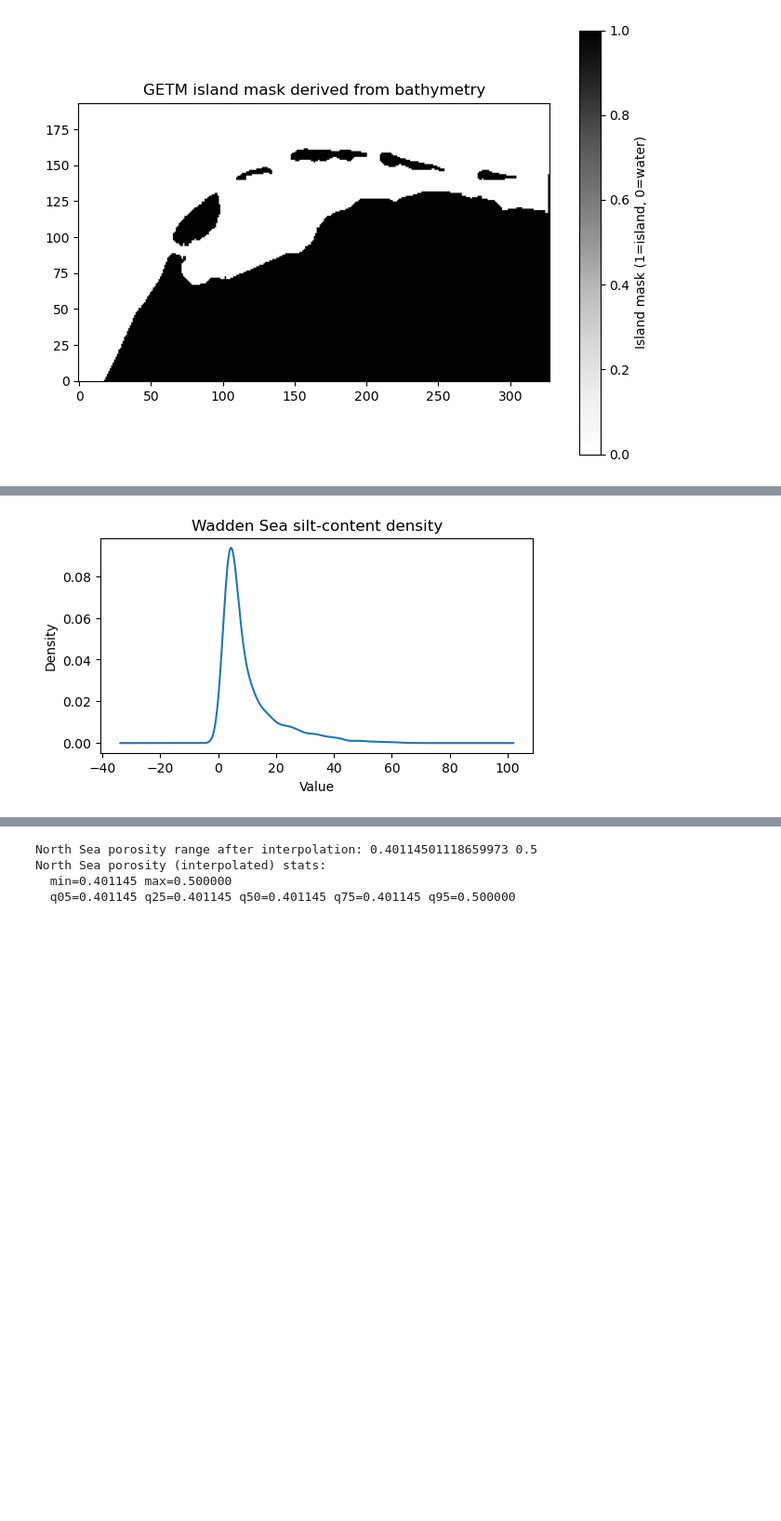
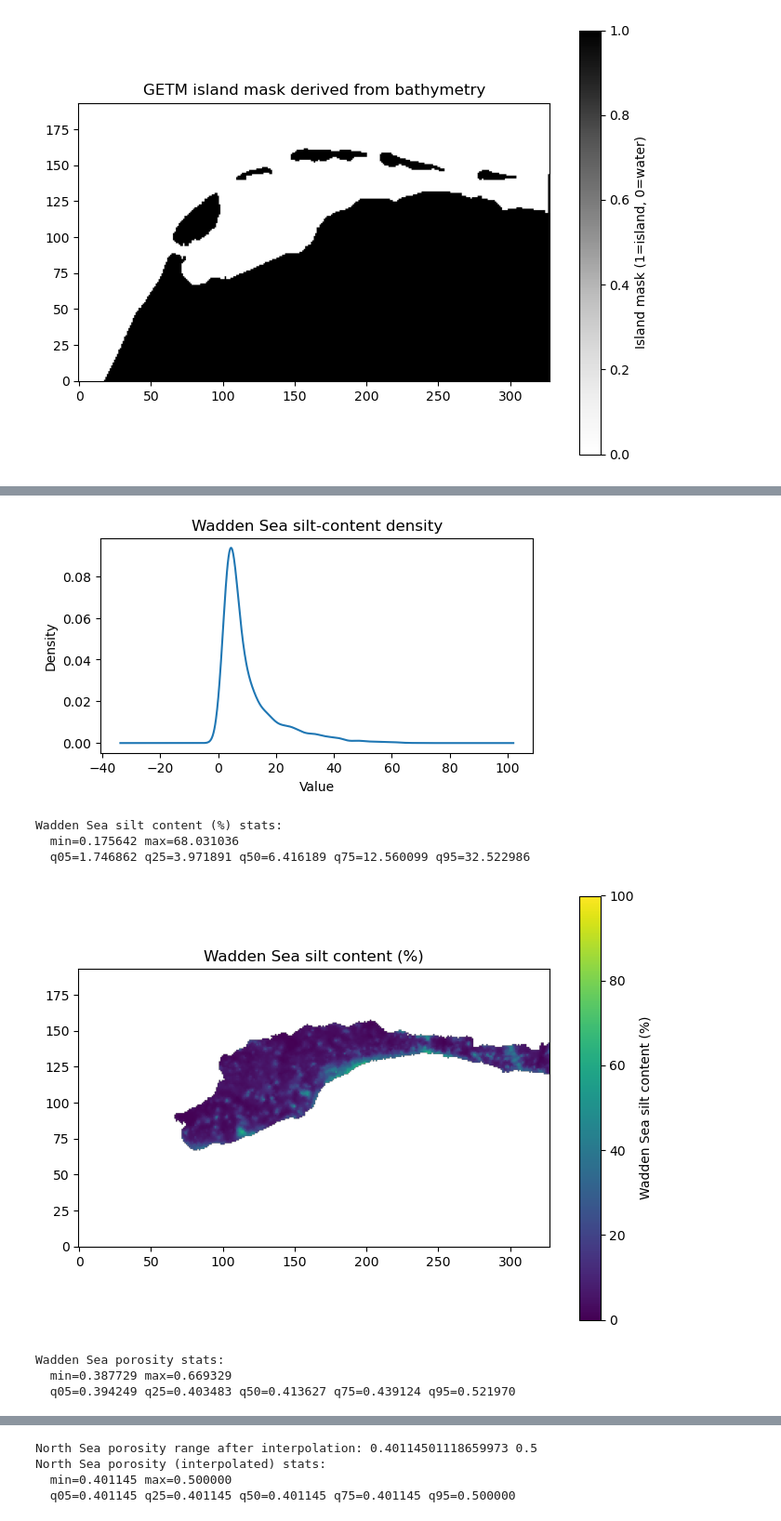
Before and after one commit to LTER-LIFE/Wad_EMOaaS, a Jupyter notebook: input_scripts/porosity/Sedprop_python.ipynb, the cells around one changed output, grey strips where cells are left out. Shown at 93% size. Cells and saved outputs as stored; diff of their text form; code cells hidden in the pictures; blank space fills up the shorter version.

```diff
--- a/input_scripts/porosity/Sedprop_python.ipynb
+++ b/input_scripts/porosity/Sedprop_python.ipynb
@@ -298,16 +262,9 @@ Grid shape: (194, 328)
 Island-mask count: 31904
 [figure]
 # %%
-# Load Wadden Sea sediment porosity
-ds_ws = xr.open_dataset(silt_file)
-mud_var = pick_data_var(ds_ws, preferred=['mud_fraction', 'silt_content', 'mud'])
-por_var = pick_data_var(ds_ws, preferred=['porosity', 'Porosity'])
-
-mud_arr = ds_ws[mud_var].squeeze(drop=True).values.astype(float)
-ws_arr = ds_ws[por_var].squeeze(drop=True).values.astype(float)
-
-mud_arr[mud_arr < 0] = np.nan
-ws_arr[ws_arr < 0] = np.nan
+# Build Wadden Sea sediment/porosity arrays from in-memory Cell 3 results
+mud_arr = np.asarray(mud_arr_from_tif, dtype=float).copy()
+ws_arr = np.asarray(ws_arr_from_tif, dtype=float).copy()
 
 # Align orientation if needed
 if ws_arr.shape != lonc.shape:
@@ -321,14 +278,13 @@ df_ws = pd.DataFrame({
     'lon': lonc.ravel(),
     'lat': latc.ravel(),
     'Silt_content': mud_arr.ravel(),
-    'porosity': ws_arr.ravel()
-}).dropna(subset=['porosity'])
+    'Porosity': ws_arr.ravel()
+}).dropna(subset=['Porosity'])
 
 print('Wadden porosity range:', float(np.nanmin(ws_arr)), float(np.nanmax(ws_arr)))
 plot_density(df_ws['Silt_content'], 'Wadden Sea silt-content density')
 
-# Static inspection plots (no interactive map dependencies)
-
+# Static inspection plots
 print_field_stats('Wadden Sea silt content (%)', mud_arr)
 plot_grid(mud_arr, 'Wadden Sea silt content (%)', vmin=0, vmax=100)
 
@@ -339 +295,8 @@ Wadden porosity range: 0.38772889971733093 0.6693288087844849
 [figure]
+Wadden Sea silt content (%) stats:
+  min=0.175642 max=68.031036
+  q05=1.746862 q25=3.971891 q50=6.416189 q75=12.560099 q95=32.522986
+[figure, added]
+Wadden Sea porosity stats:
+  min=0.387729 max=0.669329
+  q05=0.394249 q25=0.403483 q50=0.413627 q75=0.439124 q95=0.521970
```
Also changed, not shown: parts of 9 cells of this notebook.
